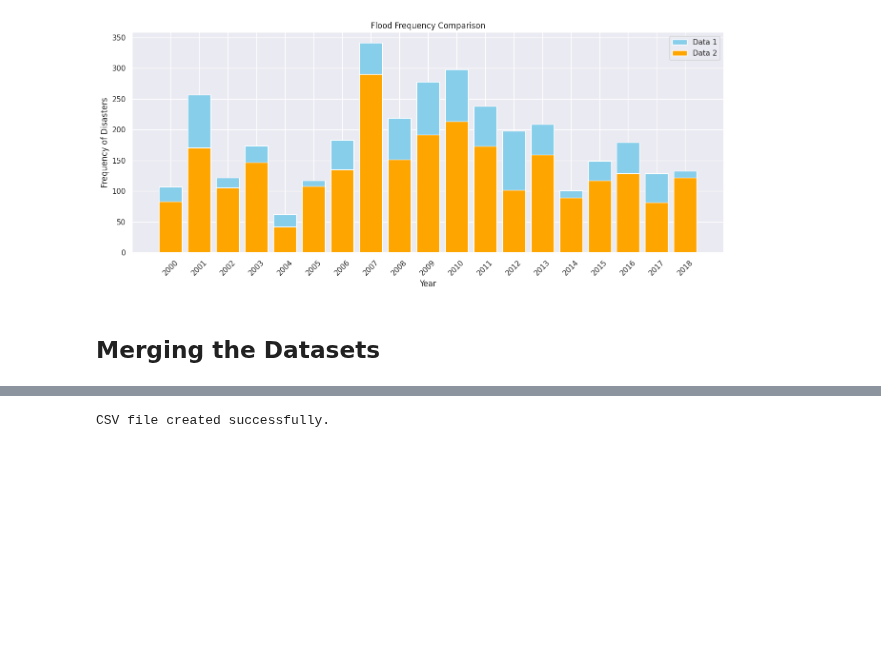
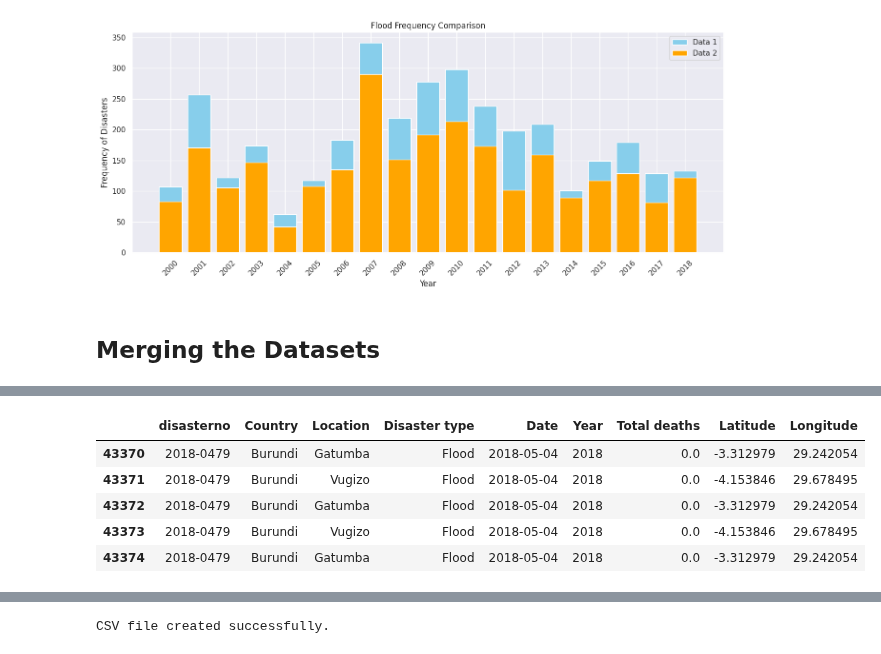
Before and after one commit to 0xpix/CERI-Project, a Jupyter notebook: notebooks/EDA.ipynb, the cells around one changed output, grey strips where cells are left out. Cells and saved outputs as stored; diff of their text form; code cells hidden in the pictures; blank space fills up the shorter version.

```diff
--- a/notebooks/EDA.ipynb
+++ b/notebooks/EDA.ipynb
@@ -544,3 +547,20 @@ dtype: int64
+# %%
+# Array of the relevent columns
+selected_columns = ['disasterno', 'Country', 'Location_y', 'Disaster type',
+                    'Date', 'Year', 'Total deaths',  'Latitude', 'Longitude']
+new_column_names = ['disasterno', 'Country', 'Location', 'Disaster type',
+                    'Date', 'Year', 'Total deaths',  'Latitude', 'Longitude']
+
+# select and rename the columns
+Disasters_in_africa_2000_2018 = select_and_rename_columns(Disasters_in_africa_2000_2018, selected_columns, new_column_names)
+Disasters_in_africa_2000_2018.tail()
+# %% [output]
+|  | disasterno | Country | Location | Disaster type | Date | Year | Total deaths | Latitude | Longitude |
+| 43370 | 2018-0479 | Burundi | Gatumba | Flood | 2018-05-04 | 2018 | 0.0 | -3.312979 | 29.242054 |
+| 43371 | 2018-0479 | Burundi | Vugizo | Flood | 2018-05-04 | 2018 | 0.0 | -4.153846 | 29.678495 |
+| 43372 | 2018-0479 | Burundi | Gatumba | Flood | 2018-05-04 | 2018 | 0.0 | -3.312979 | 29.242054 |
+| 43373 | 2018-0479 | Burundi | Vugizo | Flood | 2018-05-04 | 2018 | 0.0 | -4.153846 | 29.678495 |
+| 43374 | 2018-0479 | Burundi | Gatumba | Flood | 2018-05-04 | 2018 | 0.0 | -3.312979 | 29.242054 |
 # %%
 Disasters_in_africa_2000_2018['Disaster type'].value_counts()
 # %% [output]
```
Also changed, not shown: parts of 9 cells of this notebook.
